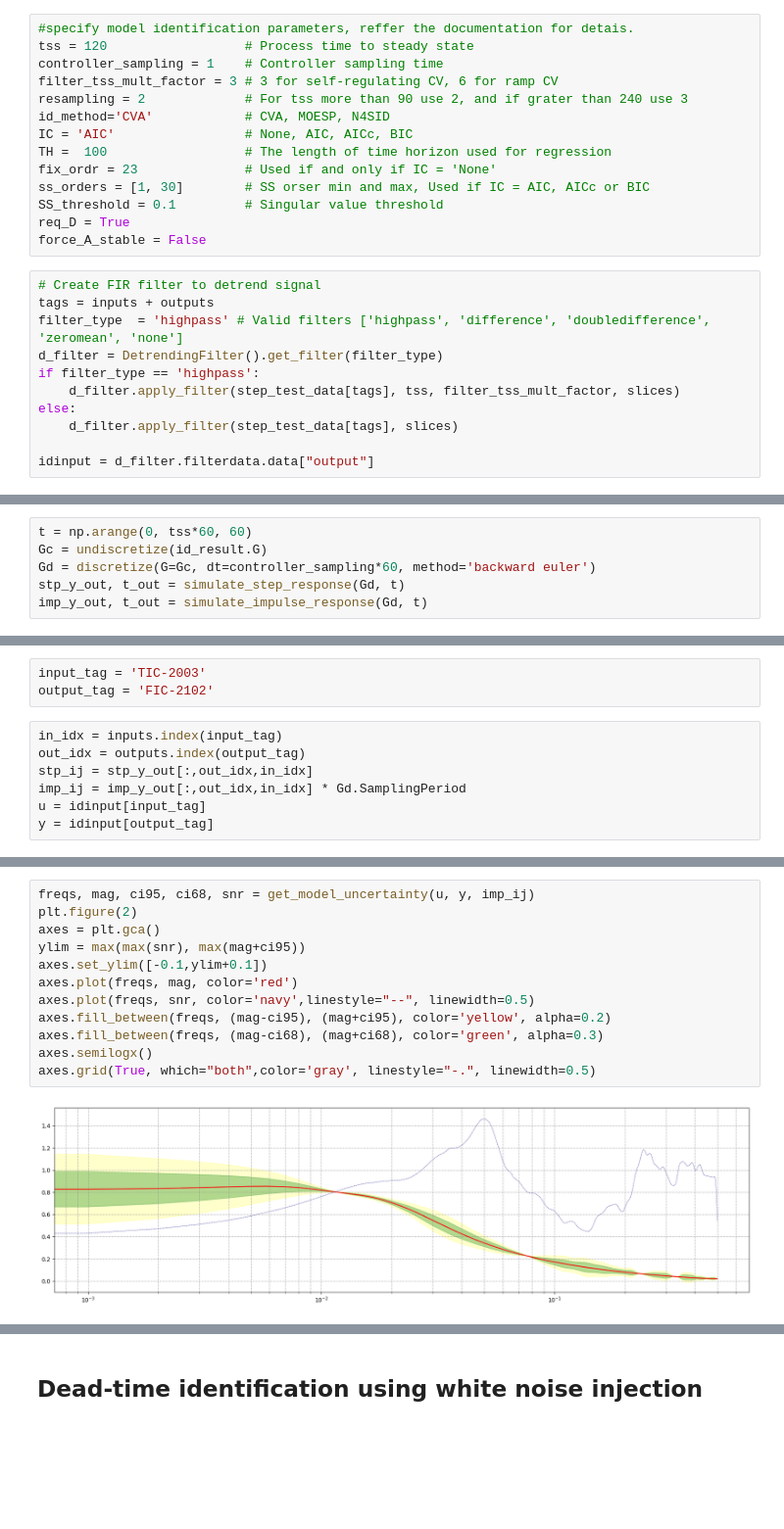
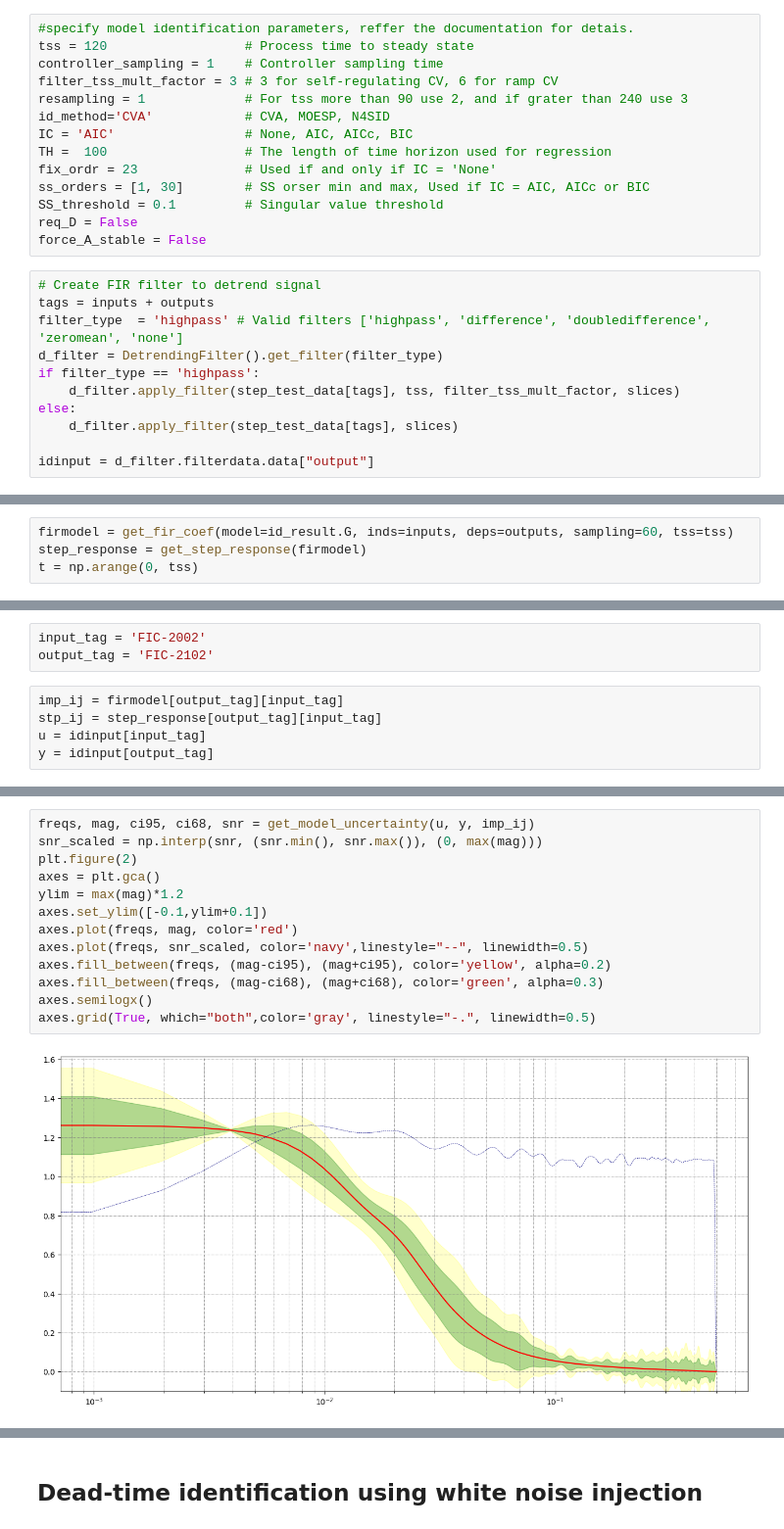
Before and after one commit to CPCLAB-UNIPI/SIPPY, a Jupyter notebook: Examples/subspace_id_frac2.ipynb, the cells around one changed output, grey strips where cells are left out. Shown at 98% size. Saved outputs shown, nothing was run; the diff lists cells and outputs as text; blank space fills up the shorter version.

```diff
--- a/Examples/subspace_id_frac2.ipynb
+++ b/Examples/subspace_id_frac2.ipynb
@@ -65,14 +66,14 @@ slices = {
 tss = 120                  # Process time to steady state
 controller_sampling = 1    # Controller sampling time
 filter_tss_mult_factor = 3 # 3 for self-regulating CV, 6 for ramp CV
-resampling = 2             # For tss more than 90 use 2, and if grater than 240 use 3
+resampling = 1             # For tss more than 90 use 2, and if grater than 240 use 3
 id_method='CVA'            # CVA, MOESP, N4SID
 IC = 'AIC'                 # None, AIC, AICc, BIC
 TH =  100                  # The length of time horizon used for regression
 fix_ordr = 23              # Used if and only if IC = 'None'
 ss_orders = [1, 30]        # SS orser min and max, Used if IC = AIC, AICc or BIC
 SS_threshold = 0.1         # Singular value threshold
-req_D = True
+req_D = False
 force_A_stable = False
 # %%
 # Create FIR filter to detrend signal
@@ -124,9 +125,7 @@ The suggested order is: n= 17
 # %%
-t = np.arange(0, tss*60, 60)
-Gc = undiscretize(id_result.G)
-Gd = discretize(G=Gc, dt=controller_sampling*60, method='backward euler')
-stp_y_out, t_out = simulate_step_response(Gd, t)
-imp_y_out, t_out = simulate_impulse_response(Gd, t)
+firmodel = get_fir_coef(model=id_result.G, inds=inputs, deps=outputs, sampling=60, tss=tss)
+step_response = get_step_response(firmodel)
+t = np.arange(0, tss)
 # %% [markdown]
 ## DMC3 reference model
 ![model](model_plot.jpg)
@@ -134,12 +133,10 @@ imp_y_out, t_out = simulate_impulse_response(Gd, t)
 ## DMC3 reference uncertinity plot
 ![uncertinity](model_uncertinity.jpg)
 # %%
-input_tag = 'TIC-2003'
+input_tag = 'FIC-2002'
 output_tag = 'FIC-2102'
 # %%
-in_idx = inputs.index(input_tag)
-out_idx = outputs.index(output_tag)
-stp_ij = stp_y_out[:,out_idx,in_idx]
-imp_ij = imp_y_out[:,out_idx,in_idx] * Gd.SamplingPeriod
+imp_ij = firmodel[output_tag][input_tag]
+stp_ij = step_response[output_tag][input_tag]
 u = idinput[input_tag]
 y = idinput[output_tag]
@@ -168,14 +143,15 @@ plt.plot(t_out/60, stp_ij, color=colr, linewidth=0.8)
 # %%
 freqs, mag, ci95, ci68, snr = get_model_uncertainty(u, y, imp_ij)
+snr_scaled = np.interp(snr, (snr.min(), snr.max()), (0, max(mag)))
 plt.figure(2)
 axes = plt.gca()
-ylim = max(max(snr), max(mag+ci95))
+ylim = max(mag)*1.2
 axes.set_ylim([-0.1,ylim+0.1])
 axes.plot(freqs, mag, color='red')
-axes.plot(freqs, snr, color='navy',linestyle="--", linewidth=0.5)
+axes.plot(freqs, snr_scaled, color='navy',linestyle="--", linewidth=0.5)
 axes.fill_between(freqs, (mag-ci95), (mag+ci95), color='yellow', alpha=0.2)
 axes.fill_between(freqs, (mag-ci68), (mag+ci68), color='green', alpha=0.3)
 axes.semilogx()
 axes.grid(True, which="both",color='gray', linestyle="-.", linewidth=0.5)
 # %% [output]
-[figure, old version]
+[figure, new version]
```
Also changed, not shown: parts of 15 cells of this notebook, 1 other file.
